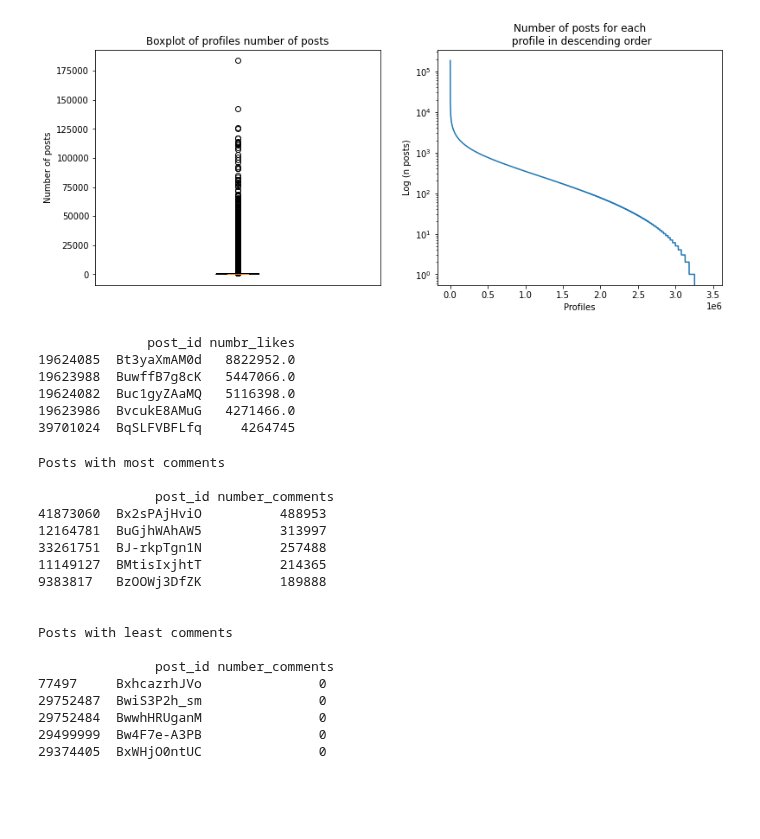
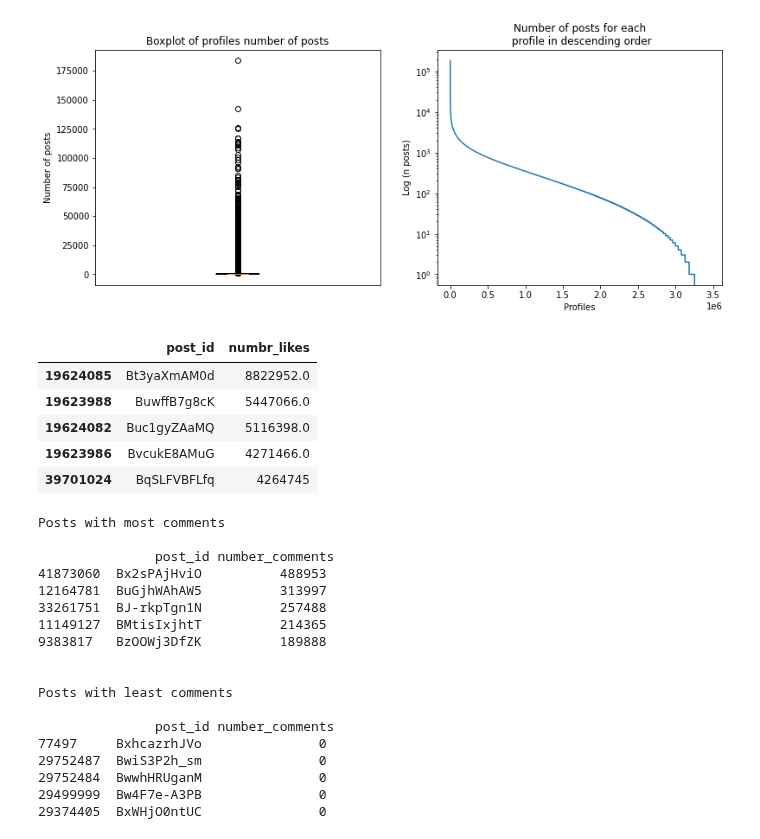
Before and after one commit to Matteo-Candi/ADM_HW2, a Jupyter notebook: main.ipynb, the cells around one changed output. Cells and saved outputs as stored; diff of their text form; code cells hidden in the pictures; blank space fills up the shorter version.

```diff
--- a/main.ipynb
+++ b/main.ipynb
@@ -65,24 +65,24 @@ There are: 1056815 NaN values
 # %%
 # What posts have the highest number of "likes"?
 
 most_likes = pd.DataFrame(columns=['post_id', 'numbr_likes'])
 
 for chunk in pd.read_csv('/content/drive/MyDrive/ADM/instagram_posts.csv', sep='\t', chunksize=500000, usecols=['post_id', 'numbr_likes']):
     chunk_most_like = chunk.sort_values(by='numbr_likes', ascending=False).head(5)
     most_likes = pd.concat([most_likes, chunk_most_like])
 
 # To get all the rows we have to get one piece a time because the ram is not enough.
 # After sorting this chunck we append the highest values of our variable in another dataframe
 # with all the highest values. Than we return the highest of the highest.
 
-print(most_likes.sort_values(by='numbr_likes', ascending=False).head(5))
+most_likes.sort_values(by='numbr_likes', ascending=False).head(5)
 # %% [output]
-              post_id numbr_likes
-19624085  Bt3yaXmAM0d   8822952.0
-19623988  BuwffB7g8cK   5447066.0
-19624082  Buc1gyZAaMQ   5116398.0
-19623986  BvcukE8AMuG   4271466.0
-39701024  BqSLFVBFLfq     4264745
+|  | post_id | numbr_likes |
+| 19624085 | Bt3yaXmAM0d | 8822952.0 |
+| 19623988 | BuwffB7g8cK | 5447066.0 |
+| 19624082 | Buc1gyZAaMQ | 5116398.0 |
+| 19623986 | BvcukE8AMuG | 4271466.0 |
+| 39701024 | BqSLFVBFLfq | 4264745 |
 # %%
 # What posts have the most and the least number of comments?
 
```
